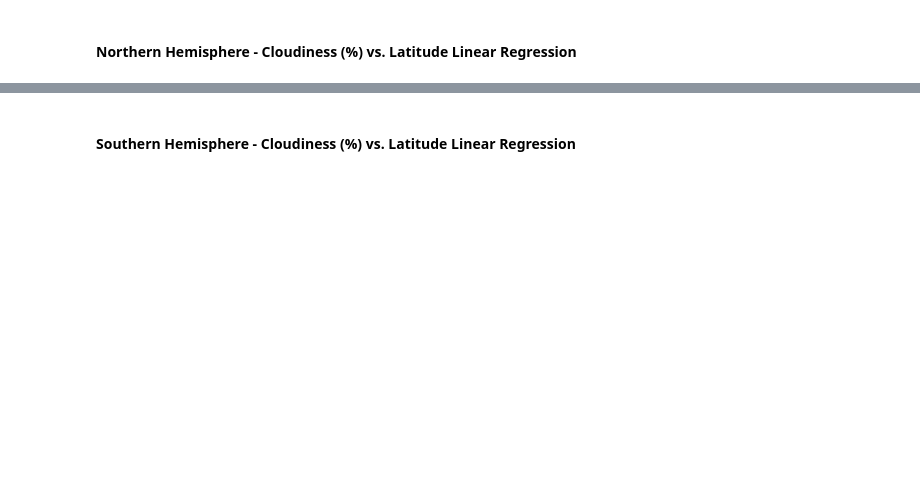
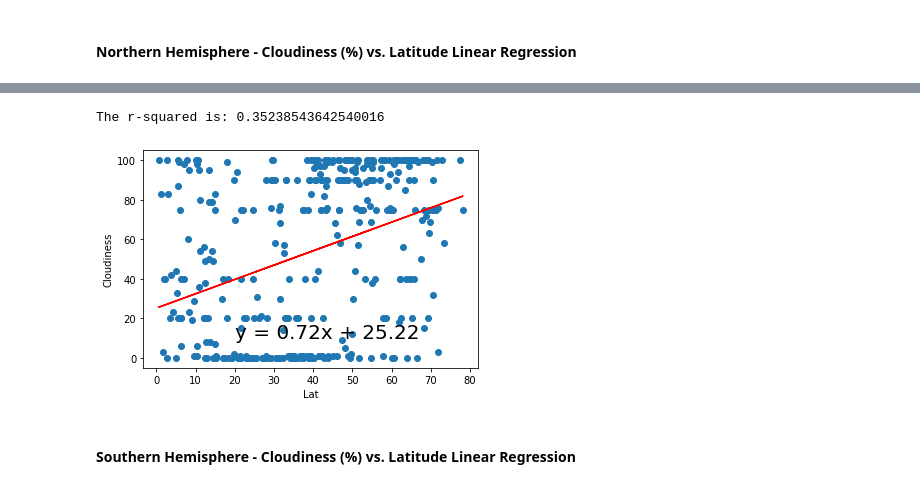
Before and after one commit to SandyGoodell/python-api-challenge, a Jupyter notebook: WeatherPy/WeatherPy.ipynb, the cells around one changed output, grey strips where cells are left out. Saved outputs shown, nothing was run; the diff lists cells and outputs as text; code cells hidden in the pictures; blank space fills up the shorter version.

```diff
--- a/WeatherPy/WeatherPy.ipynb
+++ b/WeatherPy/WeatherPy.ipynb
@@ -370,2 +374,10 @@ The r-value is: 0.0020898727664228514
+# %%
+xlbl = "Lat"
+ylbl = "Cloudiness"
+lblpos = (20,10)
+plotLinearRegression(northern[xlbl],northern[ylbl],xlbl,ylbl,lblpos)
+# %% [output]
+The r-squared is: 0.35238543642540016
+[figure, added]
 # %% [markdown]
 ####  Southern Hemisphere - Cloudiness (%) vs. Latitude Linear Regression
```
Also changed, not shown: parts of 14 cells of this notebook.
